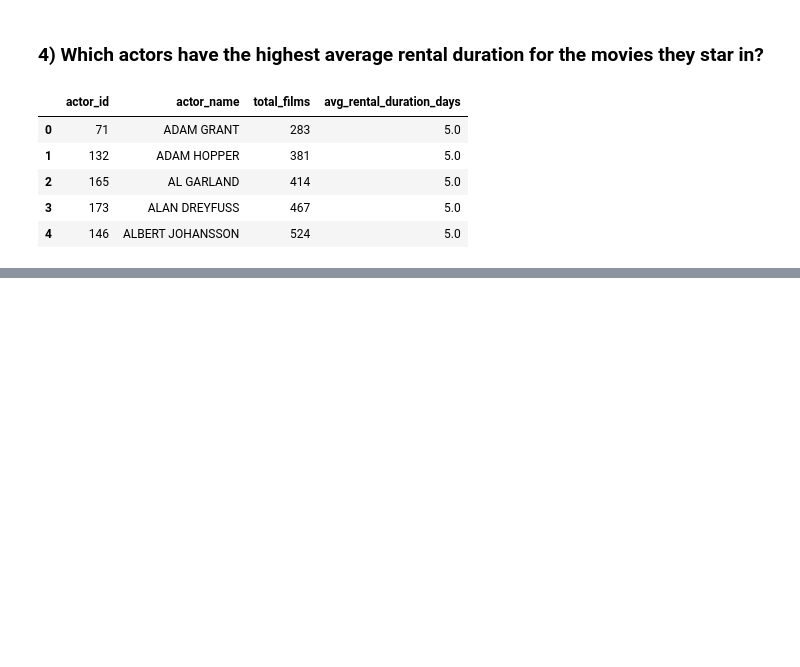
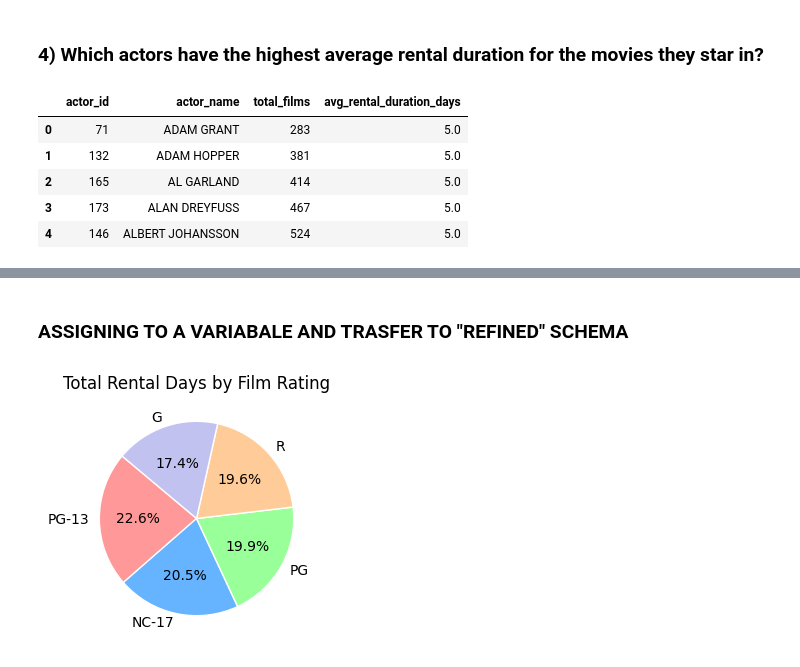
Before and after one commit to LAjoyan/sakila_lab_lilit_ajoyan, a Jupyter notebook: sakila_lab_analysis.ipynb, the cells around one changed output, grey strips where cells are left out. Cells and saved outputs as stored; diff of their text form; code cells hidden in the pictures; blank space fills up the shorter version.

Commit message:
ADD EDA question : total rental days per rating, assign variable, create refined table, generate pie chart and modify actor_count_bar size

```diff
--- a/sakila_lab_analysis.ipynb
+++ b/sakila_lab_analysis.ipynb
@@ -221,0 +242,2 @@ duckdb.sql("SELECT (a.actor_id:: INT) AS actor_id, a.first_name || ' ' || a.last
+# %% [markdown]
+### ASSIGNING TO A VARIABALE AND TRASFER TO "REFINED" SCHEMA
@@ -221,0 +251,19 @@ duckdb.sql("SELECT (a.actor_id:: INT) AS actor_id, a.first_name || ' ' || a.last
+# %%
+plt.figure(figsize=(3,3))
+plt.pie(
+    sizes,
+    labels=labels,
+    autopct='%1.1f%%',
+    startangle=140,
+    colors=colors,
+    wedgeprops={'edgecolor':'white', 'linewidth':1}
+)
+plt.title('Total Rental Days by Film Rating')
+plt.tight_layout()
+
+# Save small
+plt.savefig("total_rental_days_pie.png", dpi=100)  # small, similar to figure size
+
+plt.show()
+# %% [output]
+[figure, added]
```
Also changed, not shown: parts of 7 cells of this notebook, 2 other files.
